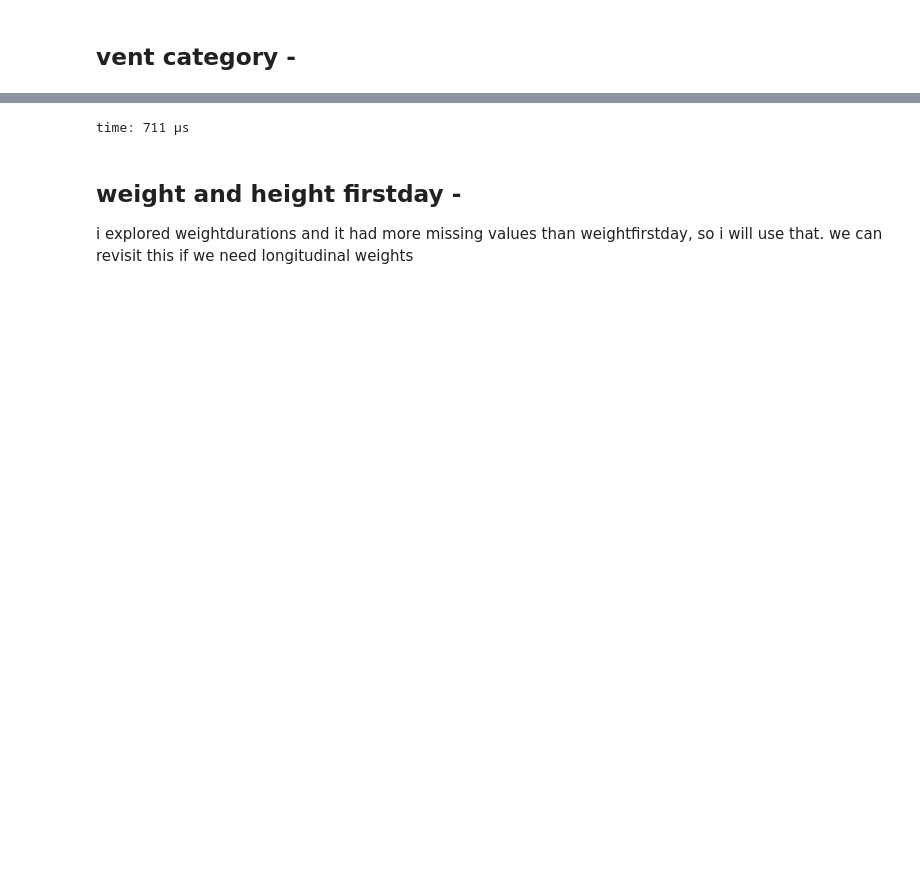
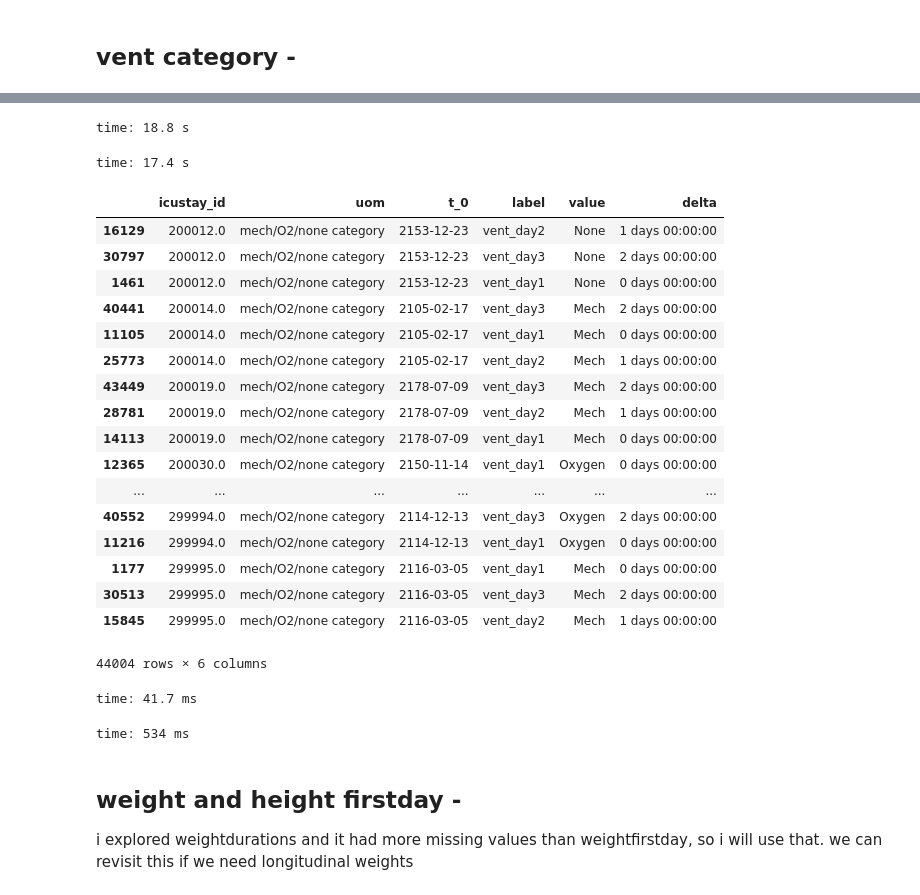
Before and after one commit to kellylinyingxin/mimiciii-antibiotics-modeling, a Jupyter notebook: notebooks/03.1-clinical_variable_prep.ipynb, the cells around one changed output, grey strips where cells are left out. Saved outputs shown, nothing was run; the diff lists cells and outputs as text; code cells hidden in the pictures; blank space fills up the shorter version.

```diff
--- a/notebooks/03.1-clinical_variable_prep.ipynb
+++ b/notebooks/03.1-clinical_variable_prep.ipynb
@@ -608,8 +623,49 @@ time: 9.19 ms
+# %%
+def vent_day_collapser(x):
+    if 'Mech' in list(x.unique()):
+        x= 'Mech'
+    elif 'Oxygen' in list(x.unique()):
+        x= 'Oxygen'
+    else:
+        x='None'
+
+    return(x)
+
+ventcategory_1day_df=ventcategory_df.groupby('icustay_id',as_index=False)['value'].transform(vent_day_collapser)
+# %% [output]
+time: 18.8 s
+# %%
+ventcategory_1day_df= ventcategory_df
+ventcategory_1day_df['value']=ventcategory_df.groupby('icustay_id',as_index=False)['value'].transform(vent_day_collapser)
+# %% [output]
+time: 17.4 s
+# %%
+ventcategory_1day_df.sort_values('icustay_id')
+# %% [output]
+|  | icustay_id | uom | t_0 | label | value | delta |
+| 16129 | 200012.0 | mech/O2/none category | 2153-12-23 | vent_day2 | None | 1 days 00:00:00 |
+| 30797 | 200012.0 | mech/O2/none category | 2153-12-23 | vent_day3 | None | 2 days 00:00:00 |
+| 1461 | 200012.0 | mech/O2/none category | 2153-12-23 | vent_day1 | None | 0 days 00:00:00 |
+| 40441 | 200014.0 | mech/O2/none category | 2105-02-17 | vent_day3 | Mech | 2 days 00:00:00 |
+| 11105 | 200014.0 | mech/O2/none category | 2105-02-17 | vent_day1 | Mech | 0 days 00:00:00 |
+| 25773 | 200014.0 | mech/O2/none category | 2105-02-17 | vent_day2 | Mech | 1 days 00:00:00 |
+| 43449 | 200019.0 | mech/O2/none category | 2178-07-09 | vent_day3 | Mech | 2 days 00:00:00 |
+| 28781 | 200019.0 | mech/O2/none category | 2178-07-09 | vent_day2 | Mech | 1 days 00:00:00 |
+| 14113 | 200019.0 | mech/O2/none category | 2178-07-09 | vent_day1 | Mech | 0 days 00:00:00 |
+| 12365 | 200030.0 | mech/O2/none category | 2150-11-14 | vent_day1 | Oxygen | 0 days 00:00:00 |
+| ... | ... | ... | ... | ... | ... | ... |
+| 40552 | 299994.0 | mech/O2/none category | 2114-12-13 | vent_day3 | Oxygen | 2 days 00:00:00 |
+| 11216 | 299994.0 | mech/O2/none category | 2114-12-13 | vent_day1 | Oxygen | 0 days 00:00:00 |
+| 1177 | 299995.0 | mech/O2/none category | 2116-03-05 | vent_day1 | Mech | 0 days 00:00:00 |
+| 30513 | 299995.0 | mech/O2/none category | 2116-03-05 | vent_day3 | Mech | 2 days 00:00:00 |
+| 15845 | 299995.0 | mech/O2/none category | 2116-03-05 | vent_day2 | Mech | 1 days 00:00:00 |
+44004 rows × 6 columns
+time: 41.7 ms
 # %%
-# pd.DataFrame(ventcategory_df).to_csv(Path(
-#     wd+'/data/processed/%s_ventcategory_prepped.csv' %(date)))
+pd.DataFrame(ventcategory_1day_df).to_csv(Path(
+    wd+'/data/processed/%s_ventcategory_prepped.csv' %(date)))
 # %% [output]
-time: 711 µs
+time: 534 ms
 # %% [markdown]
 ## weight and height firstday -
 i explored weightdurations and it had more missing values than weightfirstday, so i will use that. we can revisit this if we need longitudinal weights
```
Also changed, not shown: parts of 110 cells of this notebook, 2 other files.
